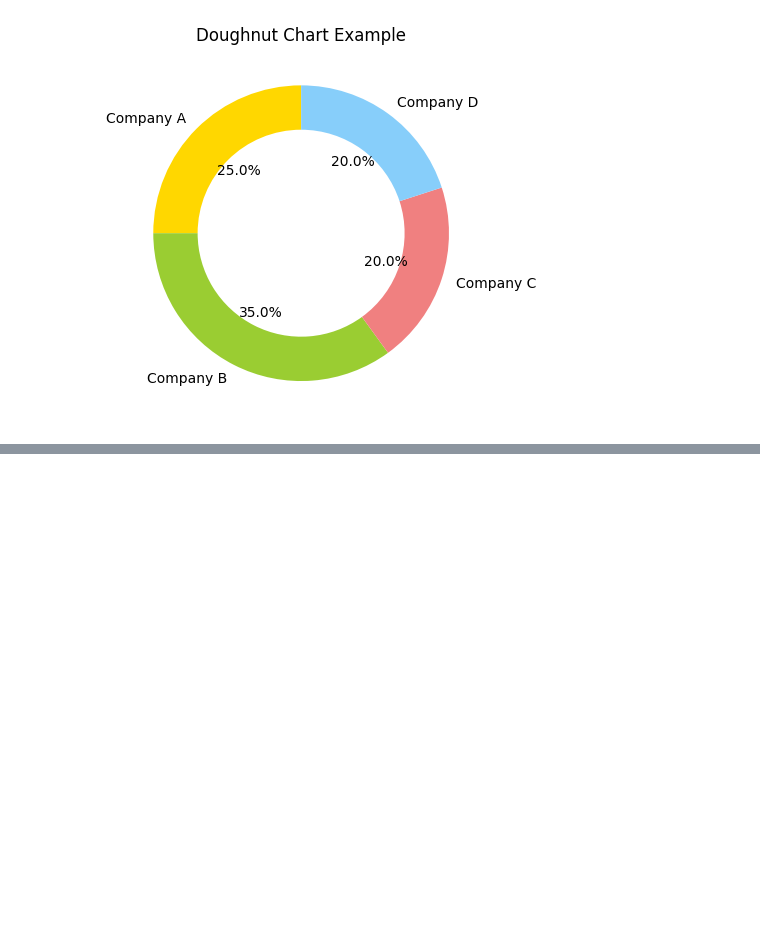
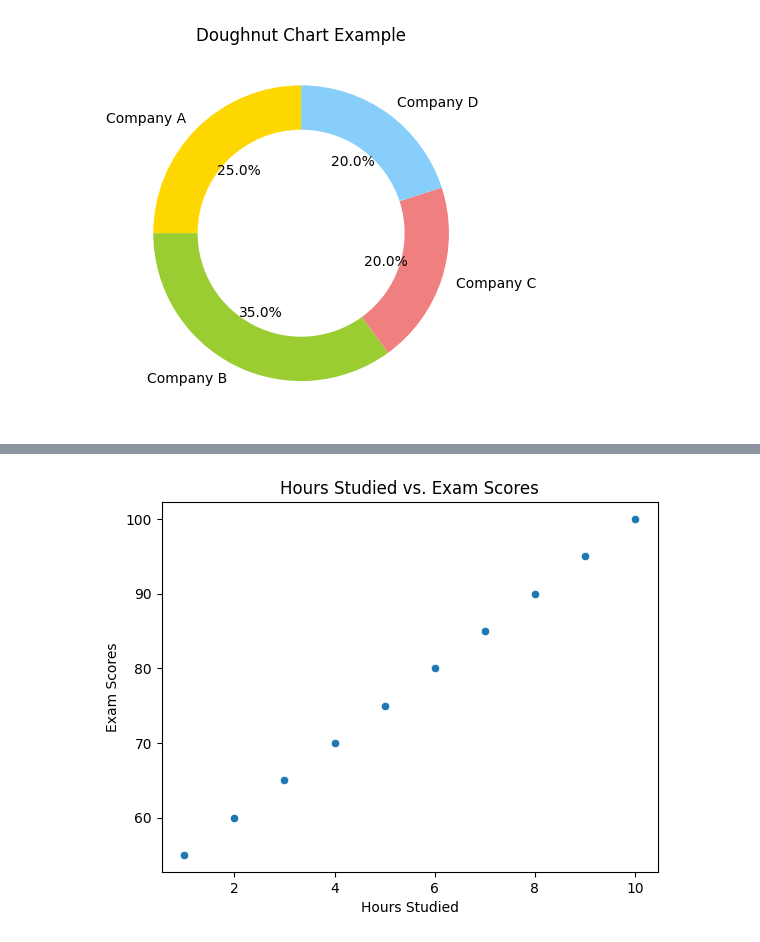
Before and after one commit to sharanya1234567/Sharanya-Vemula-1, a Jupyter notebook: Day12(1_7_24).ipynb, the cells around one changed output, grey strips where cells are left out. Cells and saved outputs as stored; diff of their text form; code cells hidden in the pictures; blank space fills up the shorter version.

```diff
--- a/Day12(1_7_24).ipynb
+++ b/Day12(1_7_24).ipynb
@@ -514,0 +566,23 @@ plt.show()
+# %%
+#Scatter plot
+
+import seaborn as sns
+import matplotlib.pyplot as plt
+
+# Example data: Hours studied vs. Exam scores
+hours_studied = [1, 2, 3, 4, 5, 6, 7, 8, 9, 10]
+exam_scores = [55, 60, 65, 70, 75, 80, 85, 90, 95, 100]
+
+
+data = {'Hours Studied': hours_studied, 'Exam Scores': exam_scores}
+df = pd.DataFrame(data)
+
+sns.scatterplot(data=df, x='Hours Studied', y='Exam Scores')
+
+plt.title('Hours Studied vs. Exam Scores')
+plt.xlabel('Hours Studied')
+plt.ylabel('Exam Scores')
+
+plt.show()
+# %% [output]
+[figure, added]
```
Also changed, not shown: parts of 21 cells of this notebook.
